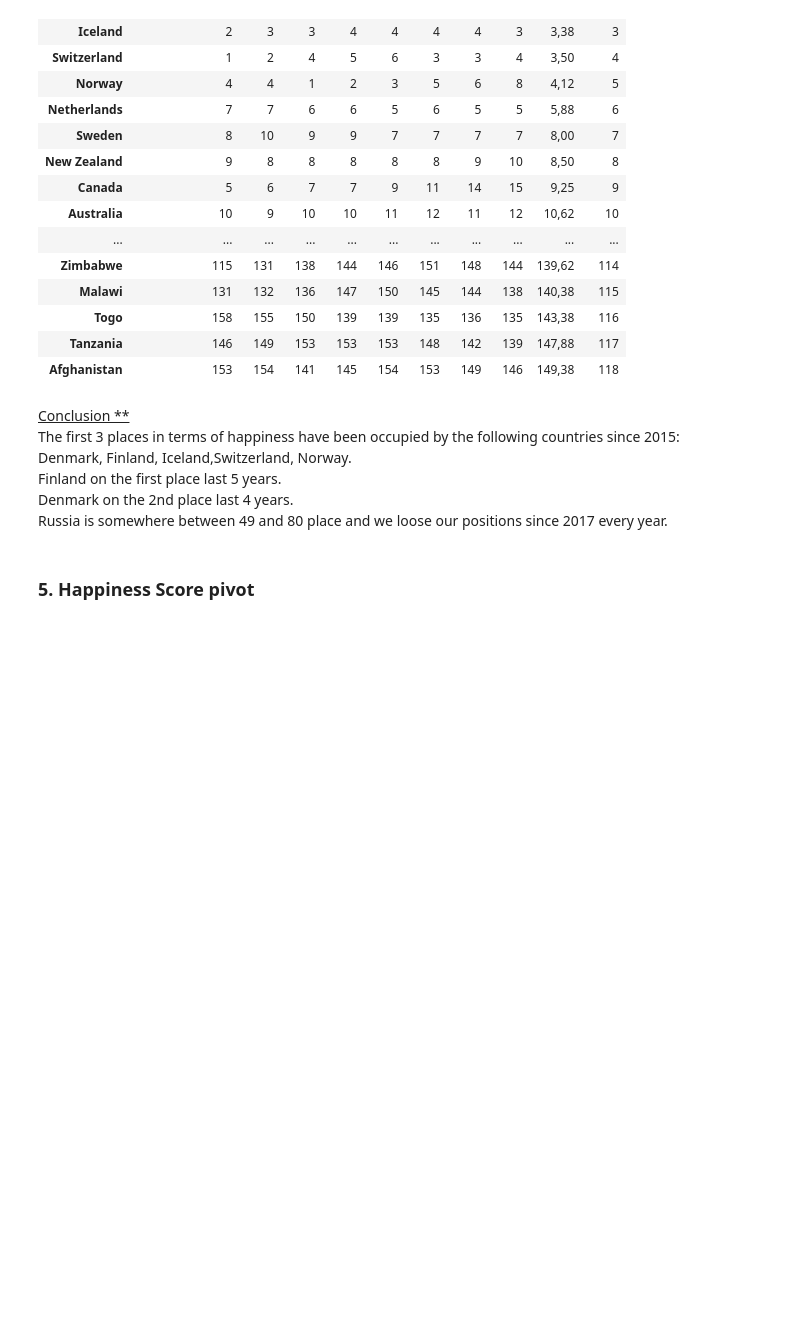
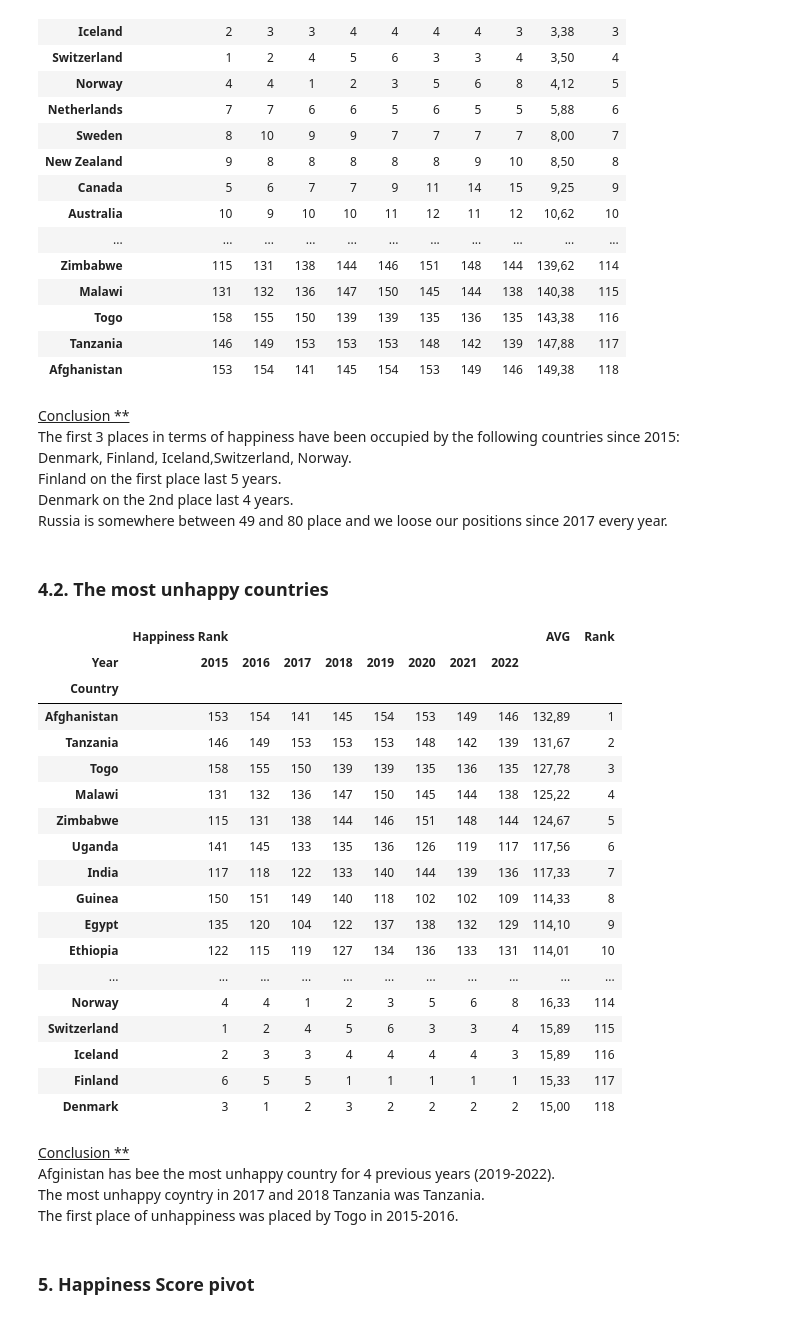
Before and after one commit to NadezhdaGruzdeva/GB-graduate-work-World-Happiness-Report-up-to-2022, a Jupyter notebook: World Happiness Report up to 2022.ipynb, the cells around one changed output. Cells and saved outputs as stored; diff of their text form; code cells hidden in the pictures; blank space fills up the shorter version.

Commit message:
buuble ineractive + unhappy raiting)

```diff
--- a/World Happiness Report up to 2022.ipynb
+++ b/World Happiness Report up to 2022.ipynb
@@ -448,6 +450,43 @@ Denmark, Finland, Iceland,Switzerland, Norway.
 Finland on the first place last 5 years.
 Denmark on the 2nd place last 4 years.
 Russia is somewhere between 49 and 80 place and we loose our positions since 2017 every year.
+# %% [markdown]
+### 4.2. The most unhappy countries
+# %%
+datapivothappiness_rank['AVG'] = datapivothappiness_rank.mean(axis = 1)
+datapivothappiness_rank = datapivothappiness_rank.sort_values(by = ['AVG'], ascending = False)
+datapivothappiness_rank['Rank'] = range(1, len(datapivothappiness_rank)+1)
+datapivothappiness_rank.style\
+    .format(precision=2, thousands=".", decimal=",")\
+    .apply(lambda x: ['background: blue' if x.name in ['Russia']
+                              else '' for i in x],
+                   axis=1)\
+   .apply(highlight_max)
+# %% [output]
+|  | Happiness Rank |  |  |  |  |  |  |  | AVG | Rank |
+| Year | 2015 | 2016 | 2017 | 2018 | 2019 | 2020 | 2021 | 2022 |  |  |
+| Country |  |  |  |  |  |  |  |  |  |  |
+| Afghanistan | 153 | 154 | 141 | 145 | 154 | 153 | 149 | 146 | 132,89 | 1 |
+| Tanzania | 146 | 149 | 153 | 153 | 153 | 148 | 142 | 139 | 131,67 | 2 |
+| Togo | 158 | 155 | 150 | 139 | 139 | 135 | 136 | 135 | 127,78 | 3 |
+| Malawi | 131 | 132 | 136 | 147 | 150 | 145 | 144 | 138 | 125,22 | 4 |
+| Zimbabwe | 115 | 131 | 138 | 144 | 146 | 151 | 148 | 144 | 124,67 | 5 |
+| Uganda | 141 | 145 | 133 | 135 | 136 | 126 | 119 | 117 | 117,56 | 6 |
+| India | 117 | 118 | 122 | 133 | 140 | 144 | 139 | 136 | 117,33 | 7 |
+| Guinea | 150 | 151 | 149 | 140 | 118 | 102 | 102 | 109 | 114,33 | 8 |
+| Egypt | 135 | 120 | 104 | 122 | 137 | 138 | 132 | 129 | 114,10 | 9 |
+| Ethiopia | 122 | 115 | 119 | 127 | 134 | 136 | 133 | 131 | 114,01 | 10 |
+| ... | ... | ... | ... | ... | ... | ... | ... | ... | ... | ... |
+| Norway | 4 | 4 | 1 | 2 | 3 | 5 | 6 | 8 | 16,33 | 114 |
+| Switzerland | 1 | 2 | 4 | 5 | 6 | 3 | 3 | 4 | 15,89 | 115 |
+| Iceland | 2 | 3 | 3 | 4 | 4 | 4 | 4 | 3 | 15,89 | 116 |
+| Finland | 6 | 5 | 5 | 1 | 1 | 1 | 1 | 1 | 15,33 | 117 |
+| Denmark | 3 | 1 | 2 | 3 | 2 | 2 | 2 | 2 | 15,00 | 118 |
+# %% [markdown]
+<ins>  Conclusion ** </ins>
+Afginistan has bee the most unhappy country for 4 previous years (2019-2022).
+The most unhappy coyntry in 2017 and 2018 Tanzania was Tanzania.
+The first place of unhappiness was placed by Togo in 2015-2016.
 # %% [markdown]
 ### 5. Happiness Score pivot
 # %%
```
Also changed, not shown: parts of 6 cells of this notebook.
